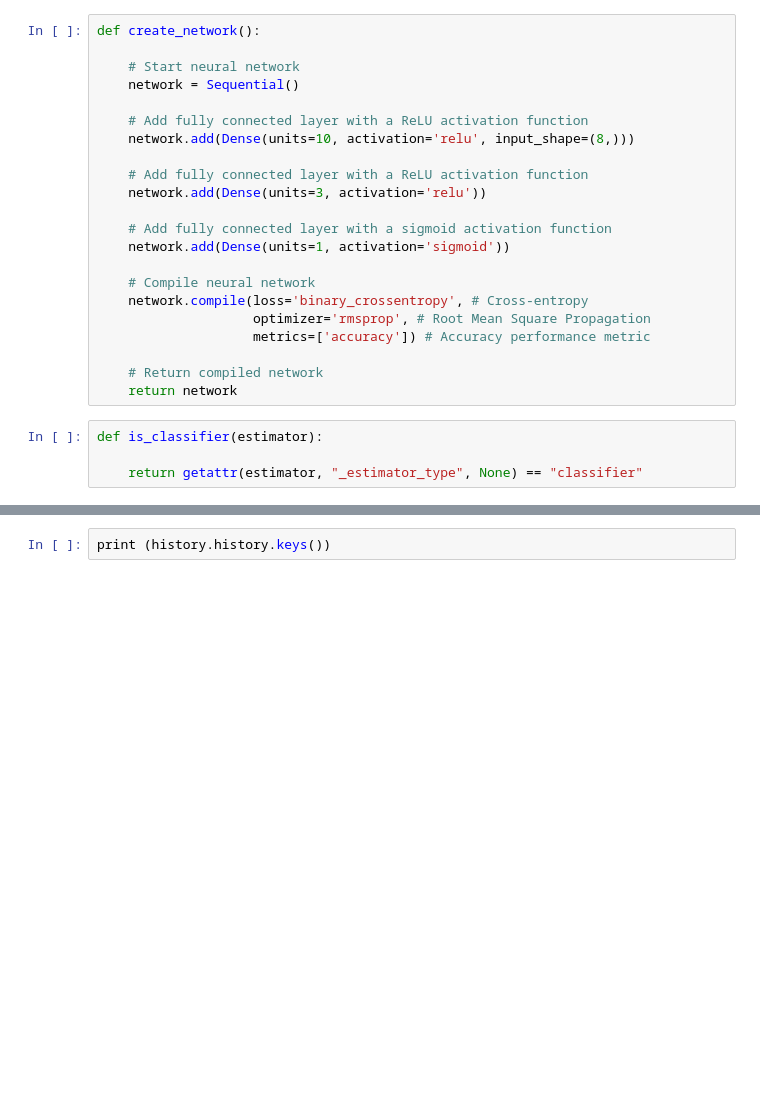
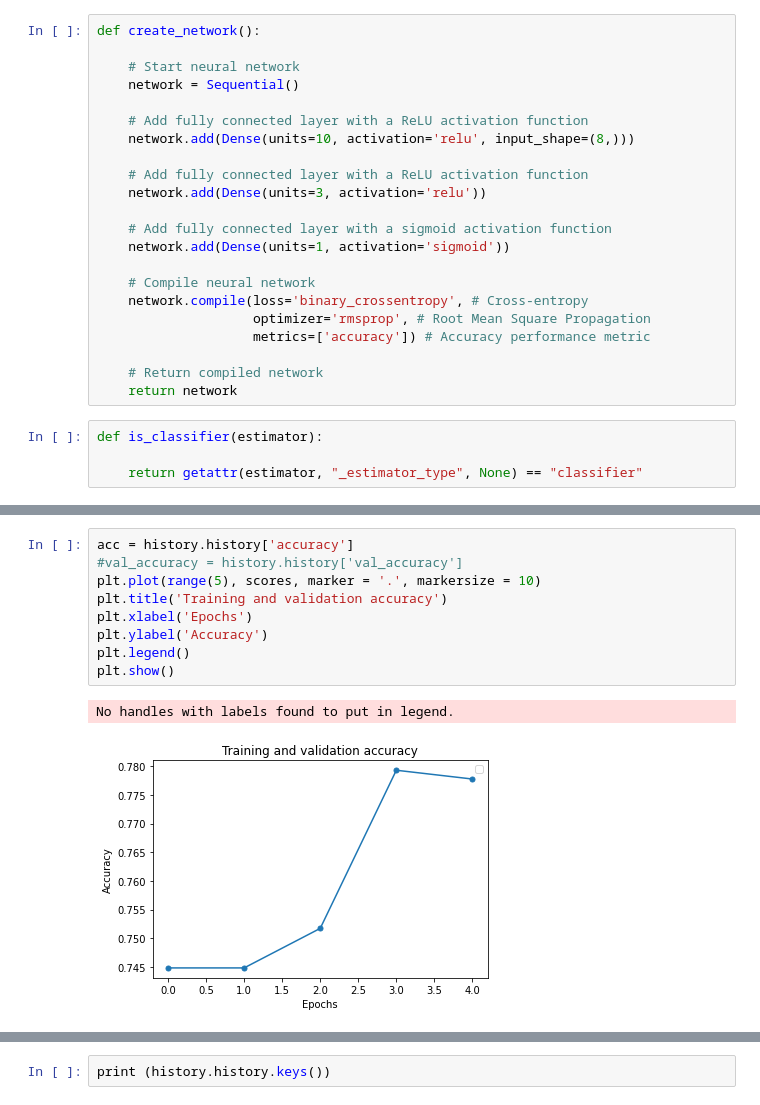
Before and after one commit to sachinkavindaa/DeepLearning-Research, a Jupyter notebook: K_Fold_AUC_Rmsprop.ipynb, the cells around one changed output, grey strips where cells are left out. Cells and saved outputs as stored; diff of their text form; blank space fills up the shorter version.

```diff
--- a/K_Fold_AUC_Rmsprop.ipynb
+++ b/K_Fold_AUC_Rmsprop.ipynb
@@ -127,3 +140,15 @@ plt.show()
+# %%
+acc = history.history['accuracy']
+#val_accuracy = history.history['val_accuracy']
+plt.plot(range(5), scores, marker = '.', markersize = 10)
+plt.title('Training and validation accuracy')
+plt.xlabel('Epochs')
+plt.ylabel('Accuracy')
+plt.legend()
+plt.show()
+# %% [output]
+No handles with labels found to put in legend.
+[figure, added]
 # %%
 mean(aucs)
 # %% [output]
```
Also changed, not shown: parts of 8 cells of this notebook.
